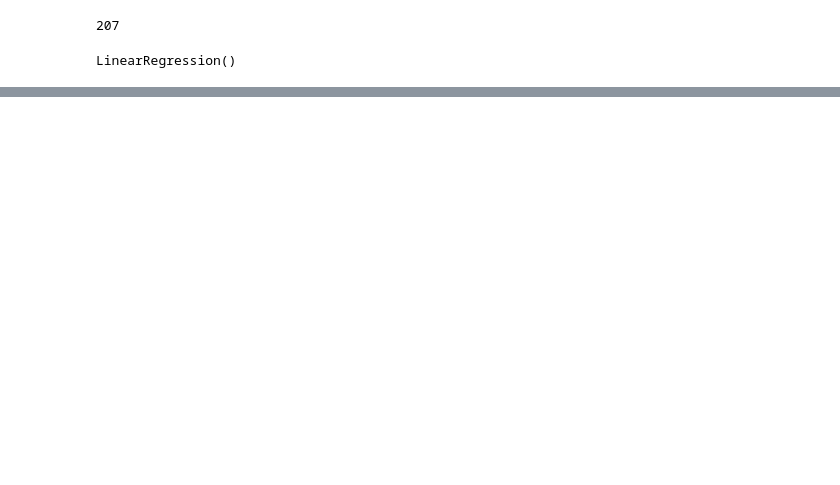
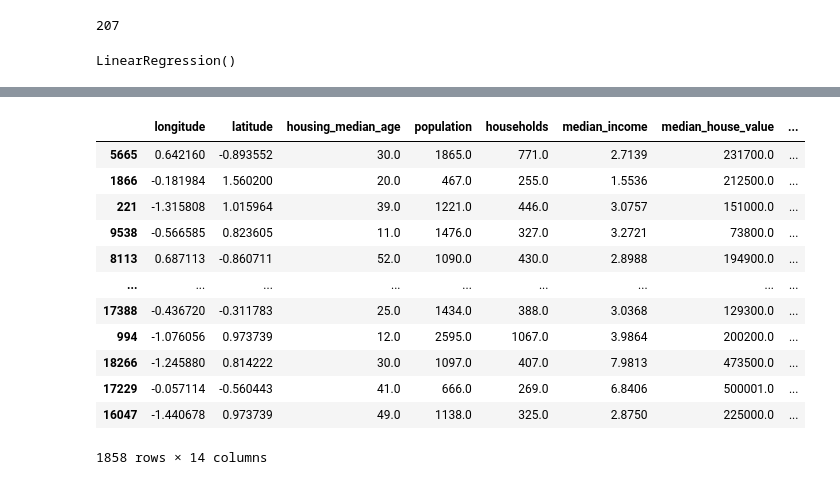
Before and after one commit to Alsecode/ML_lab1, a Jupyter notebook: ЛР2/lab2_1.3.ipynb, the cells around one changed output, grey strips where cells are left out. Cells and saved outputs as stored; diff of their text form; code cells hidden in the pictures; blank space fills up the shorter version.

```diff
--- a/ЛР2/lab2_1.3.ipynb
+++ b/ЛР2/lab2_1.3.ipynb
@@ -282,0 +221,16 @@ housing_train
+# %%
+housing_val
+# %% [output]
+|  | longitude | latitude | housing_median_age | population | households | median_income | median_house_value | ... |
+| 5665 | 0.642160 | -0.893552 | 30.0 | 1865.0 | 771.0 | 2.7139 | 231700.0 | ... |
+| 1866 | -0.181984 | 1.560200 | 20.0 | 467.0 | 255.0 | 1.5536 | 212500.0 | ... |
+| 221 | -1.315808 | 1.015964 | 39.0 | 1221.0 | 446.0 | 3.0757 | 151000.0 | ... |
+| 9538 | -0.566585 | 0.823605 | 11.0 | 1476.0 | 327.0 | 3.2721 | 73800.0 | ... |
+| 8113 | 0.687113 | -0.860711 | 52.0 | 1090.0 | 430.0 | 2.8988 | 194900.0 | ... |
+| ... | ... | ... | ... | ... | ... | ... | ... | ... |
+| 17388 | -0.436720 | -0.311783 | 25.0 | 1434.0 | 388.0 | 3.0368 | 129300.0 | ... |
+| 994 | -1.076056 | 0.973739 | 12.0 | 2595.0 | 1067.0 | 3.9864 | 200200.0 | ... |
+| 18266 | -1.245880 | 0.814222 | 30.0 | 1097.0 | 407.0 | 7.9813 | 473500.0 | ... |
+| 17229 | -0.057114 | -0.560443 | 41.0 | 666.0 | 269.0 | 6.8406 | 500001.0 | ... |
+| 16047 | -1.440678 | 0.973739 | 49.0 | 1138.0 | 325.0 | 2.8750 | 225000.0 | ... |
+1858 rows × 14 columns
```
Also changed, not shown: parts of 16 cells of this notebook.
